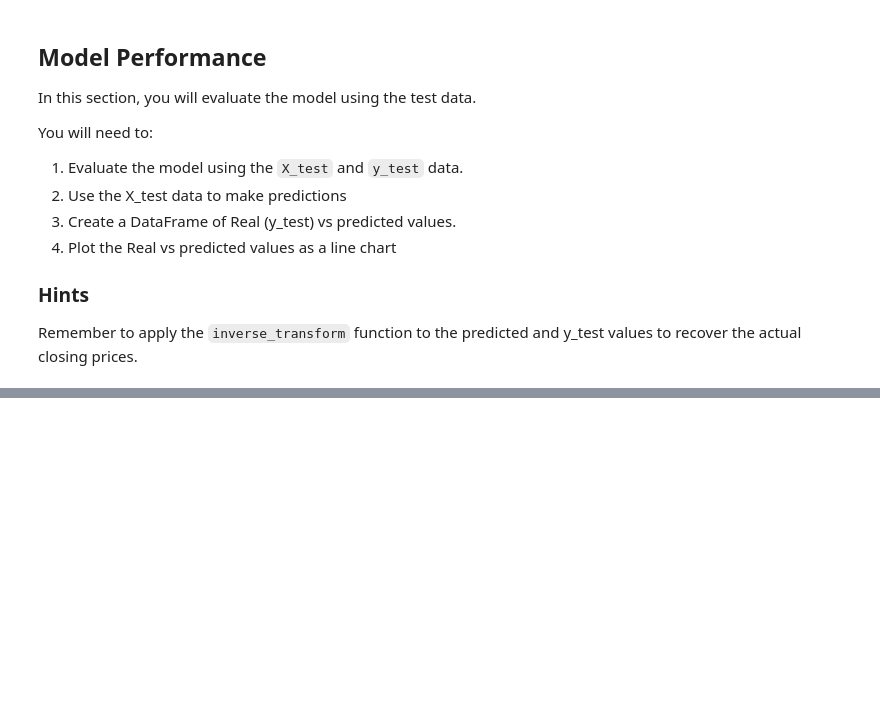
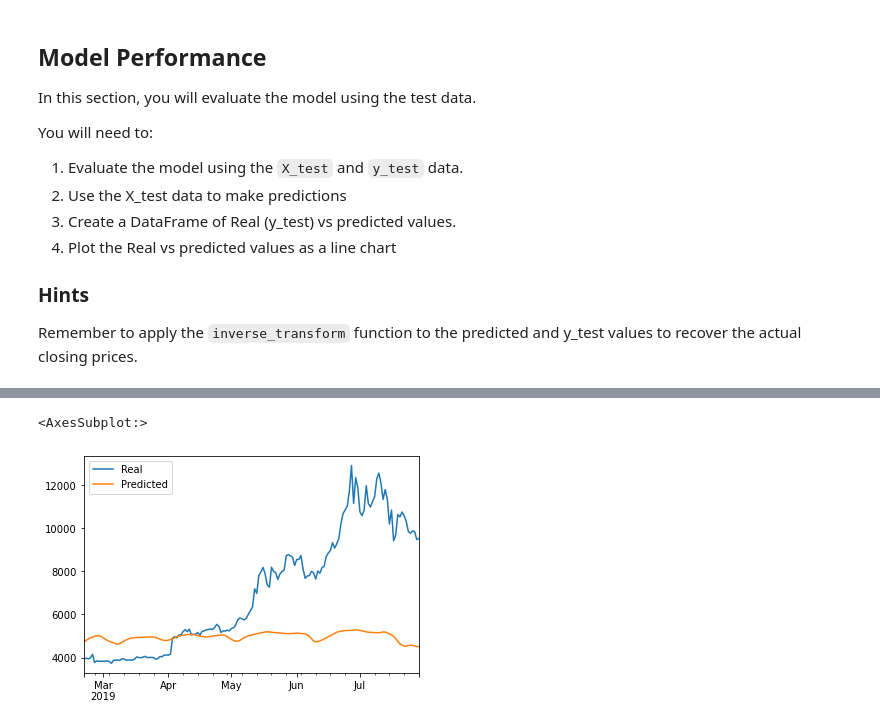
Before and after one commit to jorgeabud/deep_learning, a Jupyter notebook: Starter_Code/lstm_stock_predictor_fng.ipynb, the cells around one changed output, grey strips where cells are left out. Saved outputs shown, nothing was run; the diff lists cells and outputs as text; code cells hidden in the pictures; blank space fills up the shorter version.

```diff
--- a/Starter_Code/lstm_stock_predictor_fng.ipynb
+++ b/Starter_Code/lstm_stock_predictor_fng.ipynb
@@ -272,4 +295,5 @@ stocks.head()
 # %%
 # Plot the real vs predicted values as a line chart
 # YOUR CODE HERE!
+stocks.plot()
 # %% [output]
@@ -276,0 +300,2 @@ stocks.head()
+<AxesSubplot:>
+[figure, added]
```
Also changed, not shown: parts of 11 cells of this notebook.
